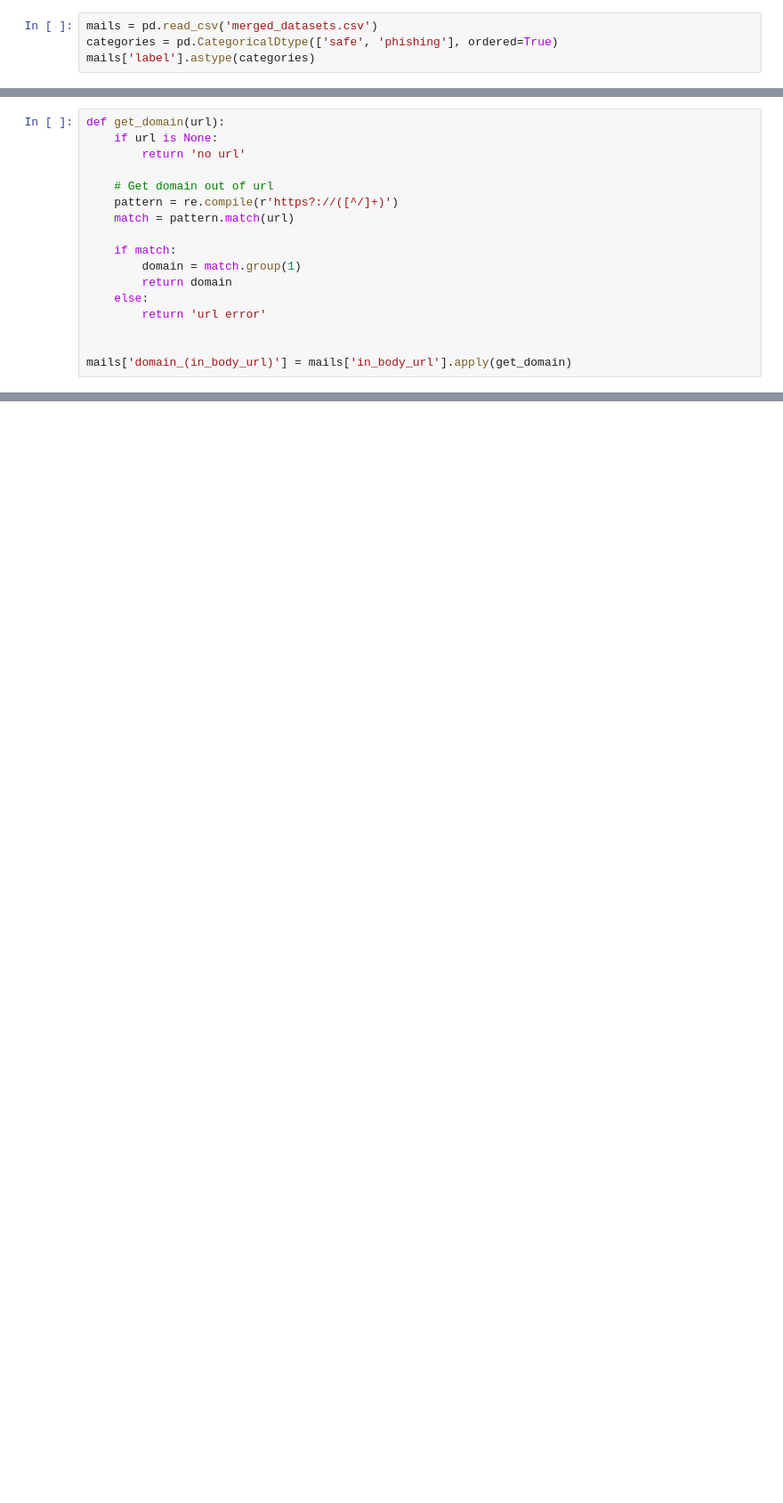
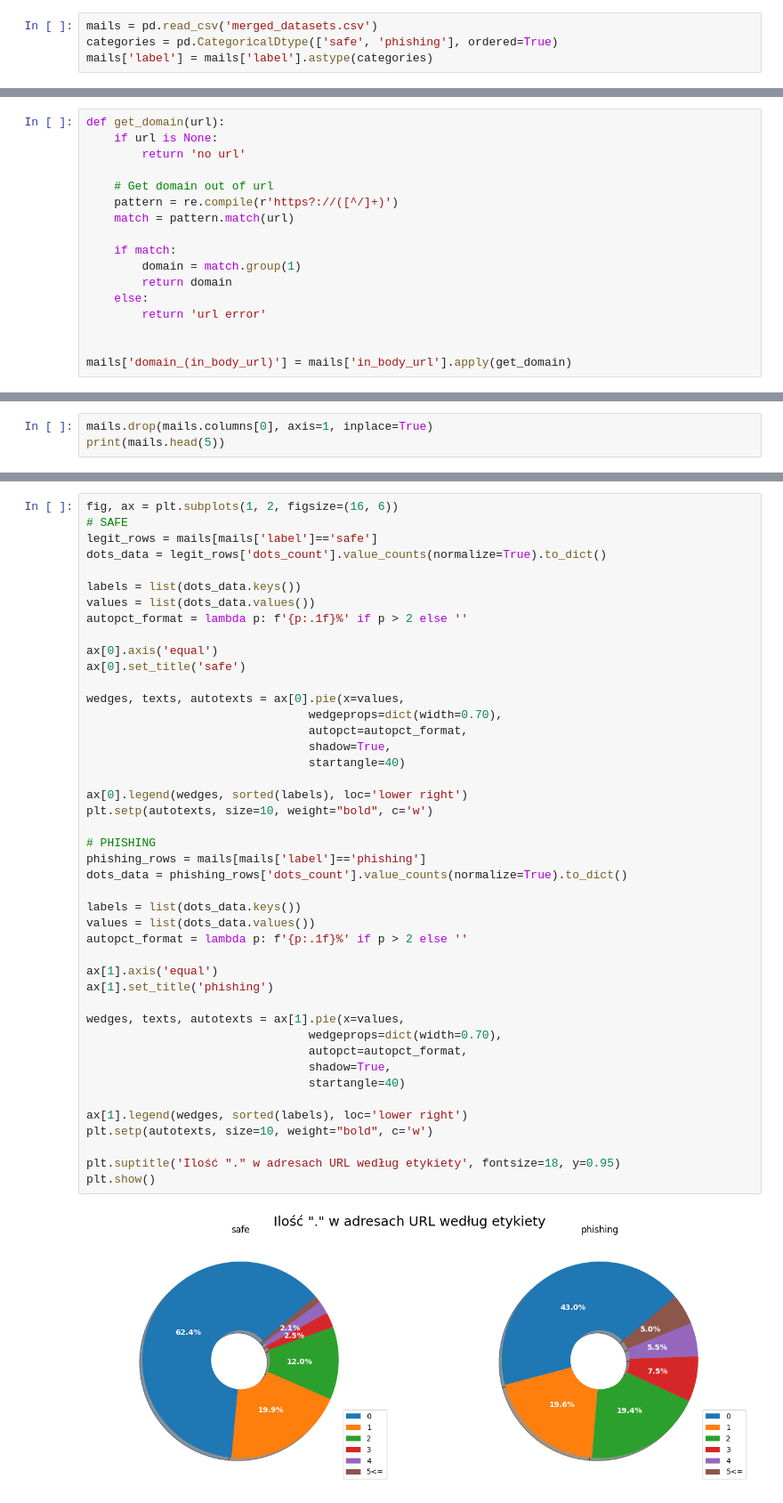
Before and after one commit to pgarwol/PhishingEmailDetection, a Jupyter notebook: scuffed_predictor.ipynb, the cells around one changed output, grey strips where cells are left out. Shown at 89% size. Saved outputs shown, nothing was run; the diff lists cells and outputs as text; blank space fills up the shorter version.

Commit message:
pie charts of . and / count

```diff
--- a/scuffed_predictor.ipynb
+++ b/scuffed_predictor.ipynb
@@ -15,4 +15,4 @@ pd.set_option('display.max_rows', None)
 # %%
 mails = pd.read_csv('merged_datasets.csv')
 categories = pd.CategoricalDtype(['safe', 'phishing'], ordered=True)
-mails['label'].astype(categories)
+mails['label'] = mails['label'].astype(categories)
@@ -142,3 +124,6 @@ urls_count
 3<=    0.122191
 2      0.099358
 Name: proportion, dtype: float64
+# %%
+mails.drop(mails.columns[0], axis=1, inplace=True)
+print(mails.head(5))
@@ -144,0 +193,46 @@ Name: proportion, dtype: float64
+# %%
+fig, ax = plt.subplots(1, 2, figsize=(16, 6))
+# SAFE
+legit_rows = mails[mails['label']=='safe']
+dots_data = legit_rows['dots_count'].value_counts(normalize=True).to_dict()
+
+labels = list(dots_data.keys())
+values = list(dots_data.values())
+autopct_format = lambda p: f'{p:.1f}%' if p > 2 else ''
+
+ax[0].axis('equal')
+ax[0].set_title('safe')
+
+wedges, texts, autotexts = ax[0].pie(x=values,
+                                wedgeprops=dict(width=0.70),
+                                autopct=autopct_format,
+                                shadow=True,
+                                startangle=40)
+
+ax[0].legend(wedges, sorted(labels), loc='lower right')
+plt.setp(autotexts, size=10, weight="bold", c='w')
+
+# PHISHING
+phishing_rows = mails[mails['label']=='phishing']
+dots_data = phishing_rows['dots_count'].value_counts(normalize=True).to_dict()
+
+labels = list(dots_data.keys())
+values = list(dots_data.values())
+autopct_format = lambda p: f'{p:.1f}%' if p > 2 else ''
+
+ax[1].axis('equal')
+ax[1].set_title('phishing')
+
+wedges, texts, autotexts = ax[1].pie(x=values,
+                                wedgeprops=dict(width=0.70),
+                                autopct=autopct_format,
+                                shadow=True,
+                                startangle=40)
+
+ax[1].legend(wedges, sorted(labels), loc='lower right')
+plt.setp(autotexts, size=10, weight="bold", c='w')
+
+plt.suptitle('Ilość "." w adresach URL według etykiety', fontsize=18, y=0.95)
+plt.show()
+# %% [output]
+[figure, added]
```
Also changed, not shown: parts of 7 cells of this notebook, 1 other file.
